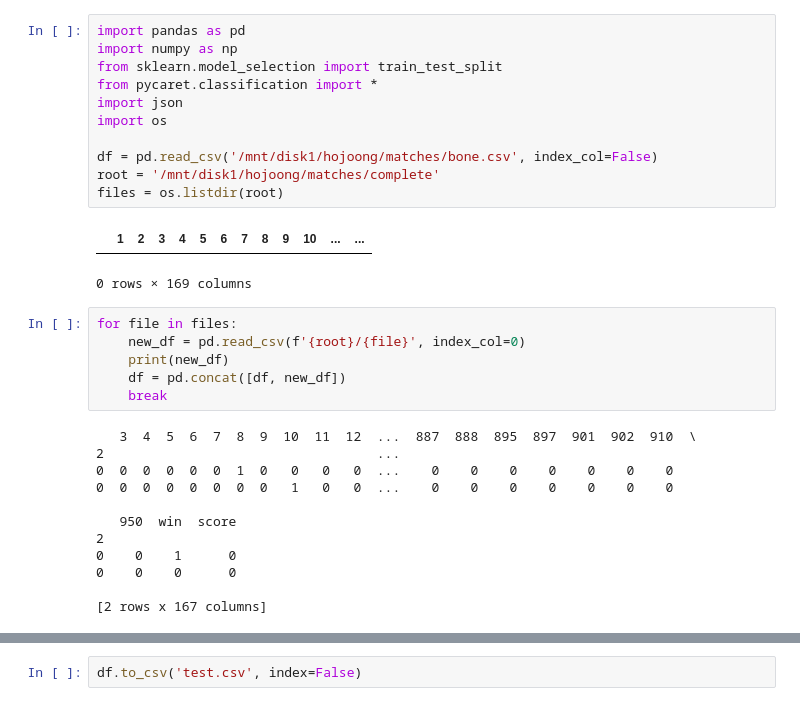
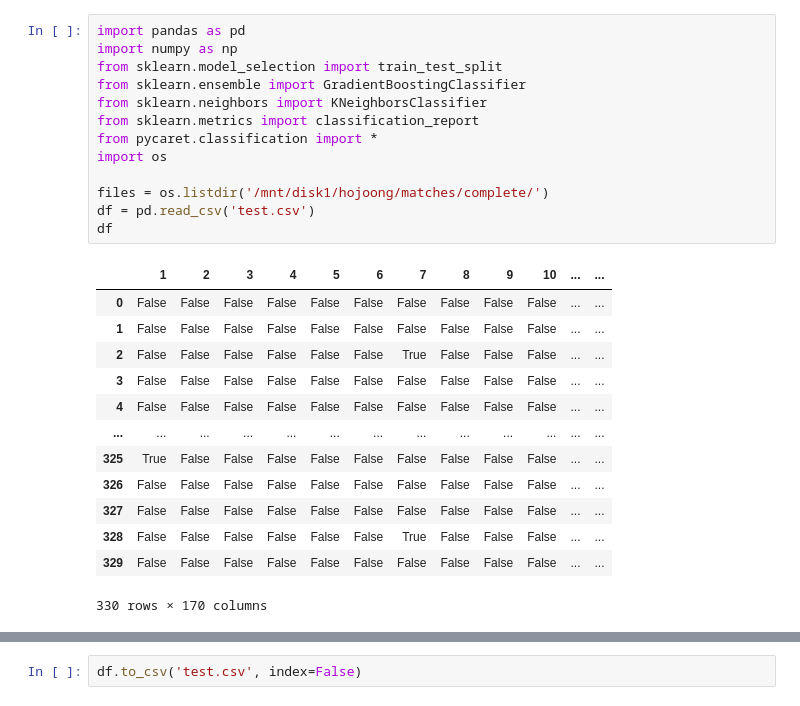
Before and after one commit to mondayy1/Jambaram-Data, a Jupyter notebook: winmodeltest.ipynb, the cells around one changed output, grey strips where cells are left out. Saved outputs shown, nothing was run; the diff lists cells and outputs as text.

```diff
--- a/winmodeltest.ipynb
+++ b/winmodeltest.ipynb
@@ -1,32 +1,27 @@
 # %%
 import pandas as pd
 import numpy as np
 from sklearn.model_selection import train_test_split
+from sklearn.ensemble import GradientBoostingClassifier
+from sklearn.neighbors import KNeighborsClassifier
+from sklearn.metrics import classification_report
 from pycaret.classification import *
-import json
 import os
 
-df = pd.read_csv('/mnt/disk1/hojoong/matches/bone.csv', index_col=False)
-root = '/mnt/disk1/hojoong/matches/complete'
-files = os.listdir(root)
+files = os.listdir('/mnt/disk1/hojoong/matches/complete/')
+df = pd.read_csv('test.csv')
+df
 # %% [output]
 |  | 1 | 2 | 3 | 4 | 5 | 6 | 7 | 8 | 9 | 10 | ... | ... |
+| 0 | False | False | False | False | False | False | False | False | False | False | ... | ... |
+| 1 | False | False | False | False | False | False | False | False | False | False | ... | ... |
+| 2 | False | False | False | False | False | False | True | False | False | False | ... | ... |
+| 3 | False | False | False | False | False | False | False | False | False | False | ... | ... |
+| 4 | False | False | False | False | False | False | False | False | False | False | ... | ... |
+| ... | ... | ... | ... | ... | ... | ... | ... | ... | ... | ... | ... | ... |
+| 325 | True | False | False | False | False | False | False | False | False | False | ... | ... |
+| 326 | False | False | False | False | False | False | False | False | False | False | ... | ... |
+| 327 | False | False | False | False | False | False | False | False | False | False | ... | ... |
+| 328 | False | False | False | False | False | False | True | False | False | False | ... | ... |
+| 329 | False | False | False | False | False | False | False | False | False | False | ... | ... |
-0 rows × 169 columns
+330 rows × 170 columns
-# %%
-for file in files:
-    new_df = pd.read_csv(f'{root}/{file}', index_col=0)
-    print(new_df)
-    df = pd.concat([df, new_df])
-    break
-# %% [output]
-   3  4  5  6  7  8  9  10  11  12  ...  887  888  895  897  901  902  910  \
-2                                   ...
-0  0  0  0  0  0  1  0   0   0   0  ...    0    0    0    0    0    0    0
-0  0  0  0  0  0  0  0   1   0   0  ...    0    0    0    0    0    0    0
-
-   950  win  score
-2
-0    0    1      0
-0    0    0      0
-
-[2 rows x 167 columns]
```
Also changed, not shown: parts of 8 cells of this notebook, 9 other files.
